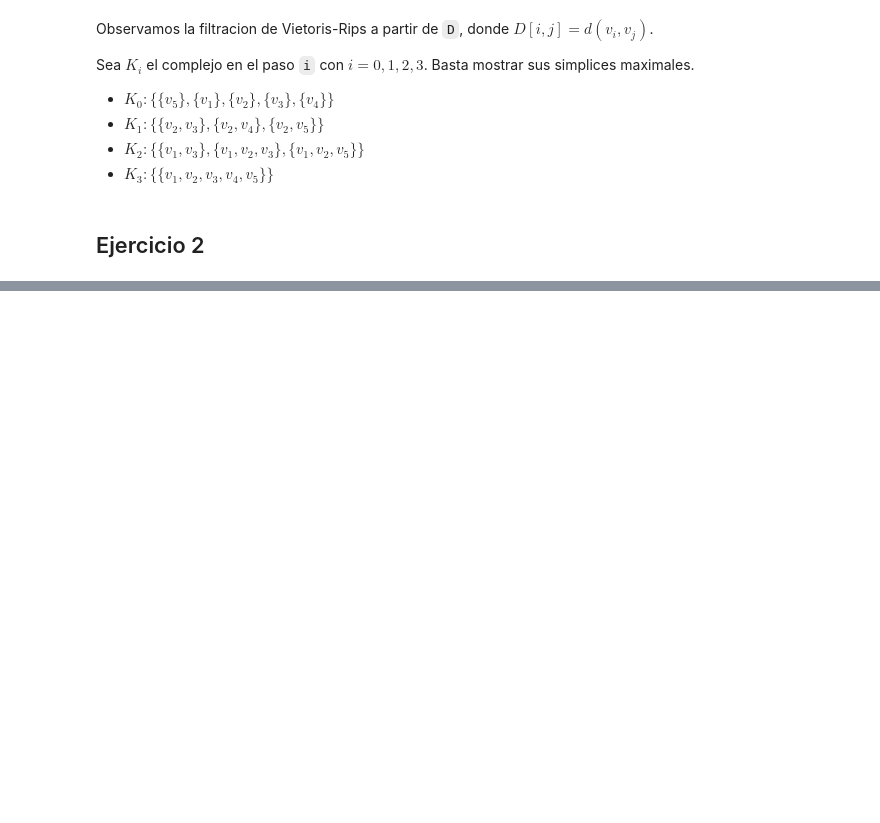
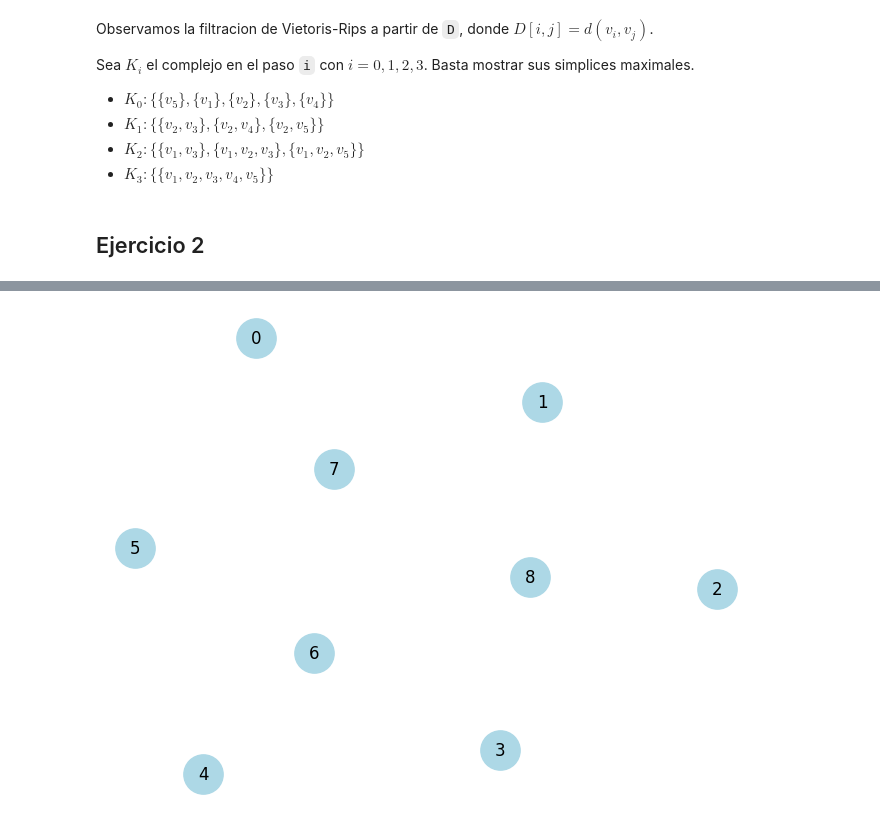
Before and after one commit to aaronbernal28/DataTopology-2025, a Jupyter notebook: notebooks/VR_y_homologia_persistente.ipynb, the cells around one changed output, grey strips where cells are left out. Saved outputs shown, nothing was run; the diff lists cells and outputs as text; code cells hidden in the pictures; blank space fills up the shorter version.

```diff
--- a/notebooks/VR_y_homologia_persistente.ipynb
+++ b/notebooks/VR_y_homologia_persistente.ipynb
@@ -104,0 +150,6 @@ plot_persistence(persistence)
+# %%
+# Grafo vacio con las mismas posiciones
+G = nx.empty_graph(pos.keys())
+nx.draw(G, pos, with_labels=True, node_color='lightblue', node_size=800)
+# %% [output]
+[figure, added]
```
Also changed, not shown: parts of 6 cells of this notebook.
